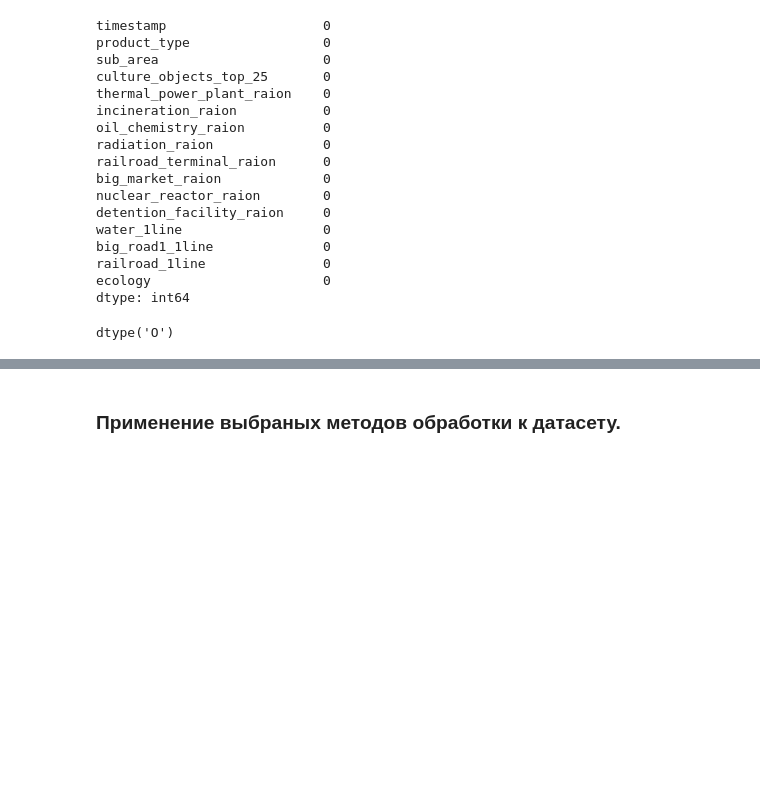
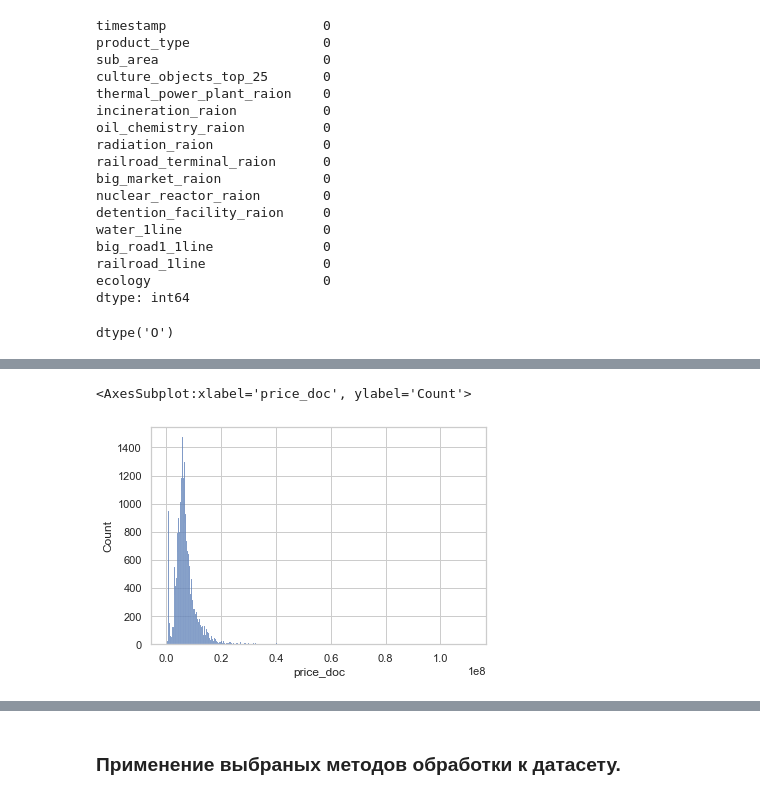
Before and after one commit to fandom170/GB_Final, a Jupyter notebook: Sberbank_estate_model.ipynb, the cells around one changed output, grey strips where cells are left out. Cells and saved outputs as stored; diff of their text form; code cells hidden in the pictures; blank space fills up the shorter version.

```diff
--- a/Sberbank_estate_model.ipynb
+++ b/Sberbank_estate_model.ipynb
@@ -402,0 +568,5 @@ dtype('O')
+# %%
+sns.histplot(data=df['price_doc'])
+# %% [output]
+<AxesSubplot:xlabel='price_doc', ylabel='Count'>
+[figure, added]
```
Also changed, not shown: parts of 43 cells of this notebook, 3 other files.
